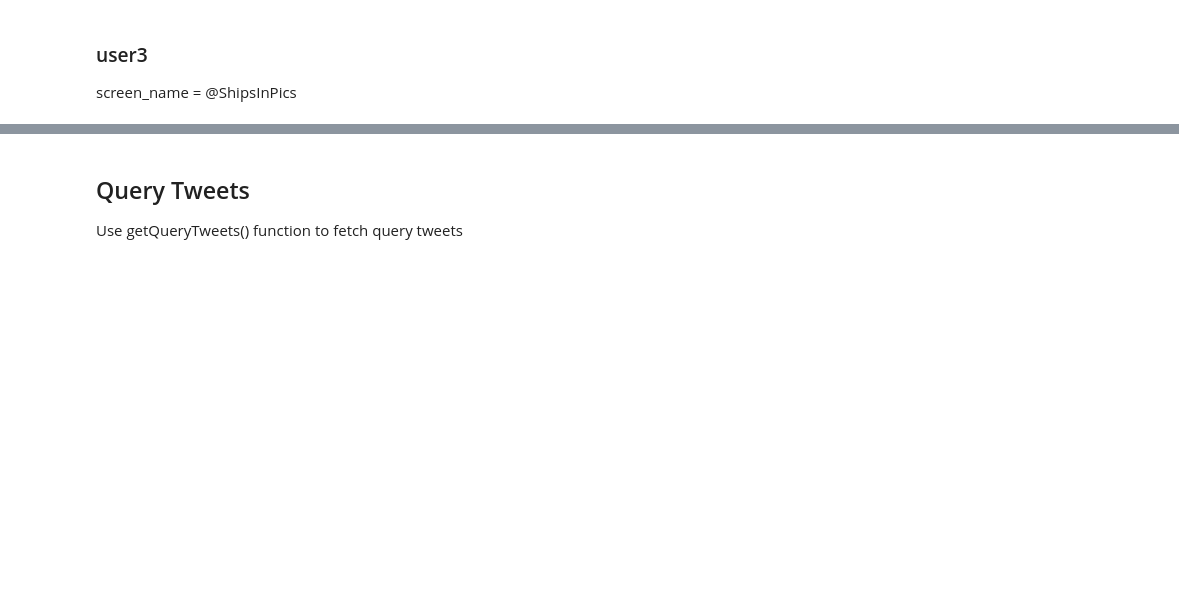
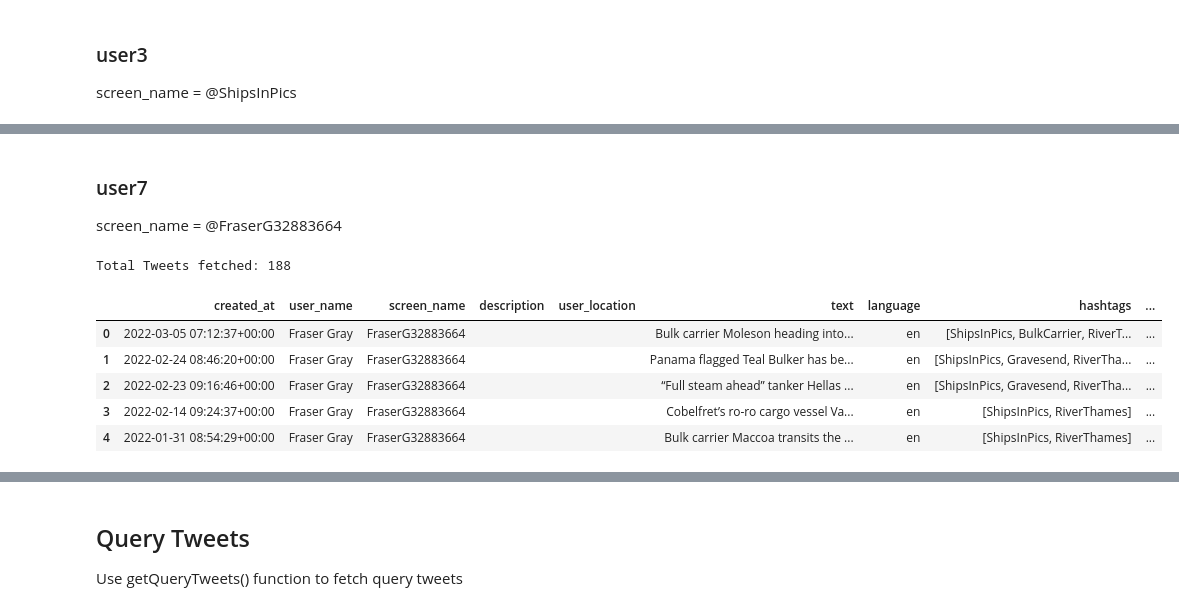
Before and after one commit to EloiseX/Business-Prcticum, a Jupyter notebook: data_processing/image_scraping.ipynb, the cells around one changed output, grey strips where cells are left out. Cells and saved outputs as stored; diff of their text form; code cells hidden in the pictures; blank space fills up the shorter version.

```diff
--- a/data_processing/image_scraping.ipynb
+++ b/data_processing/image_scraping.ipynb
@@ -178,0 +248,20 @@ user3.to_csv('C:/Users/tivon/projects/twitter_project/data/user_tweets_shipsinpi
+# %% [markdown]
+### user7
+screen_name = @FraserG32883664
+# %%
+# Use getUserTweets function (screen_name = 'FraserG32883664', count = 1000)
+user7 = getUserTweets('FraserG32883664', 1000)
+
+# show total number of tweets
+print("Total Tweets fetched:", len(user7))
+
+# show the dataframe
+user7.head()
+# %% [output]
+Total Tweets fetched: 188
+|  | created_at | user_name | screen_name | description | user_location | text | language | hashtags | ... |
+| 0 | 2022-03-05 07:12:37+00:00 | Fraser Gray | FraserG32883664 |  |  | Bulk carrier Moleson heading into... | en | [ShipsInPics, BulkCarrier, RiverT... | ... |
+| 1 | 2022-02-24 08:46:20+00:00 | Fraser Gray | FraserG32883664 |  |  | Panama flagged Teal Bulker has be... | en | [ShipsInPics, Gravesend, RiverTha... | ... |
+| 2 | 2022-02-23 09:16:46+00:00 | Fraser Gray | FraserG32883664 |  |  | “Full steam ahead” tanker Hellas ... | en | [ShipsInPics, Gravesend, RiverTha... | ... |
+| 3 | 2022-02-14 09:24:37+00:00 | Fraser Gray | FraserG32883664 |  |  | Cobelfret’s ro-ro cargo vessel Va... | en | [ShipsInPics, RiverThames] | ... |
+| 4 | 2022-01-31 08:54:29+00:00 | Fraser Gray | FraserG32883664 |  |  | Bulk carrier Maccoa transits the ... | en | [ShipsInPics, RiverThames] | ... |
```
Also changed, not shown: parts of 19 cells of this notebook, 7 other files.
